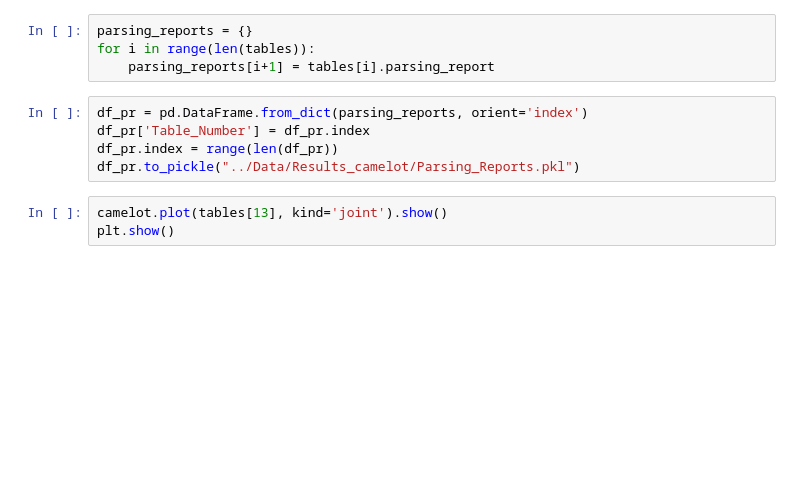
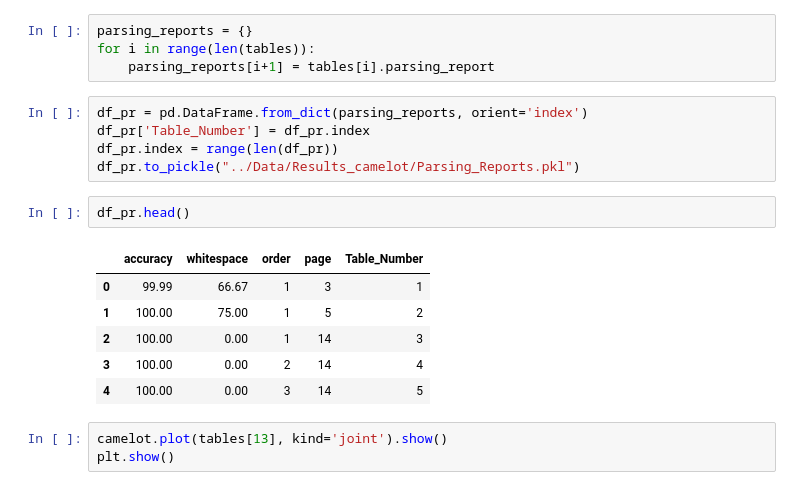
Before and after one commit to Ben-physics-dotcom/Tables_From_PDFs_Testing_Modules, a Jupyter notebook: Notebooks/Camelot.ipynb, the cells around one changed output. Cells and saved outputs as stored; diff of their text form; blank space fills up the shorter version.

```diff
--- a/Notebooks/Camelot.ipynb
+++ b/Notebooks/Camelot.ipynb
@@ -19,6 +19,15 @@ df_pr = pd.DataFrame.from_dict(parsing_reports, orient='index')
 df_pr['Table_Number'] = df_pr.index
 df_pr.index = range(len(df_pr))
 df_pr.to_pickle("../Data/Results_camelot/Parsing_Reports.pkl")
+# %%
+df_pr.head()
+# %% [output]
+|  | accuracy | whitespace | order | page | Table_Number |
+| 0 | 99.99 | 66.67 | 1 | 3 | 1 |
+| 1 | 100.00 | 75.00 | 1 | 5 | 2 |
+| 2 | 100.00 | 0.00 | 1 | 14 | 3 |
+| 3 | 100.00 | 0.00 | 2 | 14 | 4 |
+| 4 | 100.00 | 0.00 | 3 | 14 | 5 |
 # %%
 camelot.plot(tables[13], kind='joint').show()
 plt.show()
```
Also changed, not shown: parts of 1 cell of this notebook.
